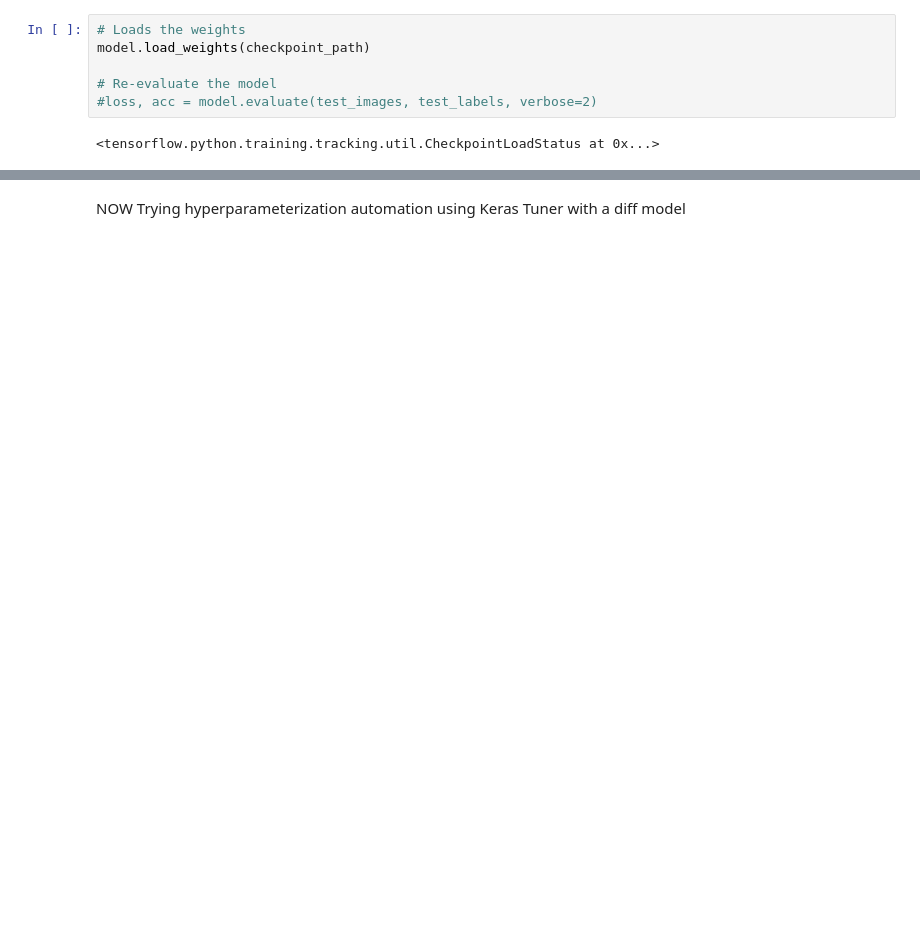
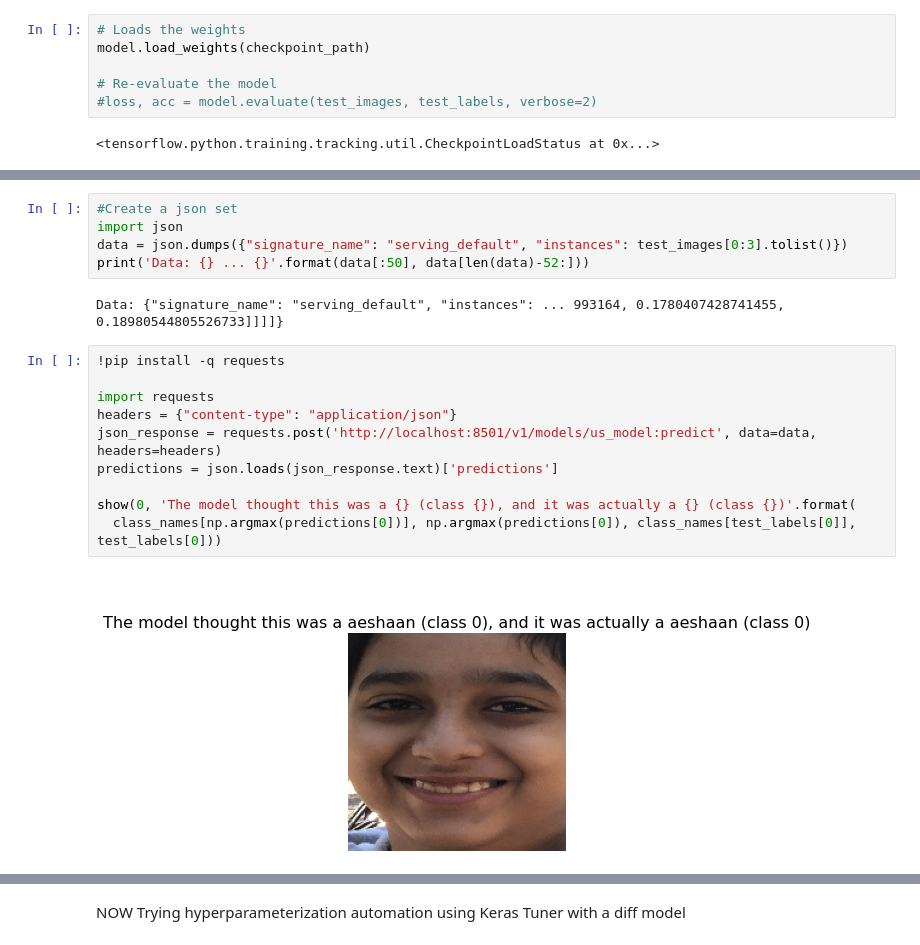
Before and after one commit to eshmaapps/UIUtils, a Jupyter notebook: us2.ipynb, the cells around one changed output, grey strips where cells are left out. Drawn from its saved outputs; the diff is of its cells as text; blank space fills up the shorter version.

```diff
--- a/us2.ipynb
+++ b/us2.ipynb
@@ -201,0 +306,19 @@ model.load_weights(checkpoint_path)
+# %%
+#Create a json set
+import json
+data = json.dumps({"signature_name": "serving_default", "instances": test_images[0:3].tolist()})
+print('Data: {} ... {}'.format(data[:50], data[len(data)-52:]))
+# %% [output]
+Data: {"signature_name": "serving_default", "instances": ... 993164, 0.1780407428741455, 0.18980544805526733]]]]}
+# %%
+!pip install -q requests
+
+import requests
+headers = {"content-type": "application/json"}
+json_response = requests.post('http://localhost:8501/v1/models/us_model:predict', data=data, headers=headers)
+predictions = json.loads(json_response.text)['predictions']
+
+show(0, 'The model thought this was a {} (class {}), and it was actually a {} (class {})'.format(
+  class_names[np.argmax(predictions[0])], np.argmax(predictions[0]), class_names[test_labels[0]], test_labels[0]))
+# %% [output]
+[figure, added]
```
Also changed, not shown: parts of 49 cells of this notebook.
